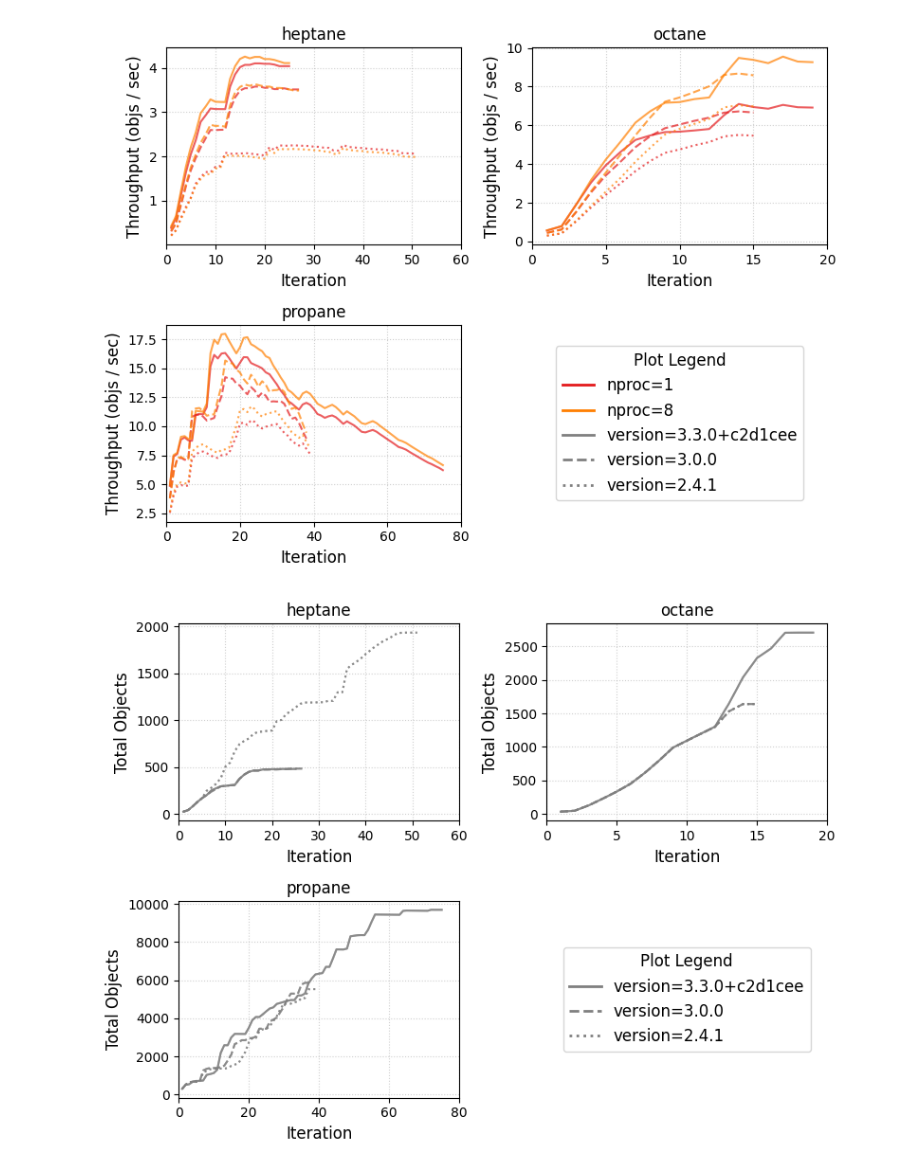
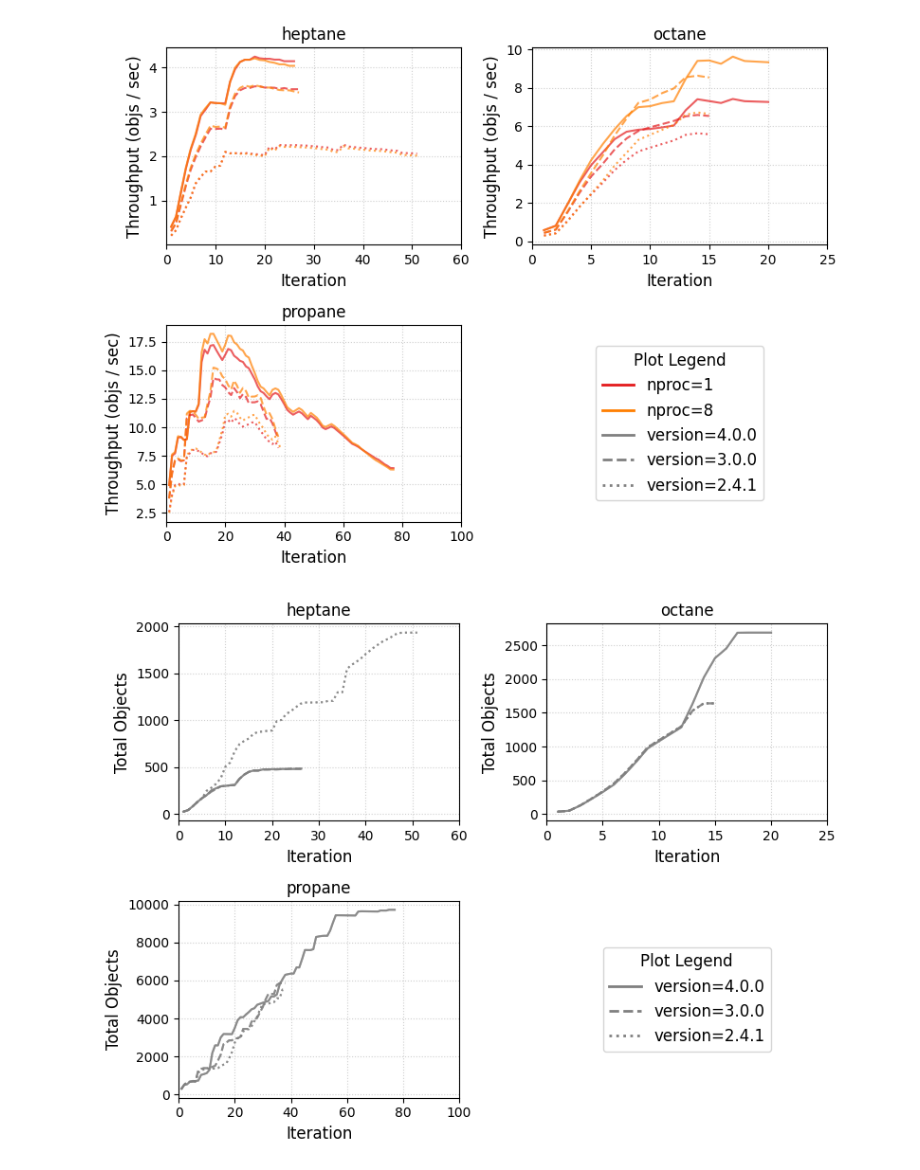
Before and after one commit to ReactionMechanismGenerator/RMG-benchmark, a Jupyter notebook: results.ipynb, the cells around one changed output. Drawn from its saved outputs; the diff is of its cells as text; code cells hidden in the pictures.

```diff
--- a/results.ipynb
+++ b/results.ipynb
@@ -5,7 +5,7 @@ import matplotlib.pyplot as plt
 from matplotlib.lines import Line2D
 
 # Load data
-src = Path('rmgpy_output_20260311_163518/benchmark_summary.csv')
+src = Path('rmgpy_output_20260609_155911/benchmark_summary.csv')
 df = pd.read_csv(src)
 
 df = df[~df['nproc'].isin((2, 4))]
@@ -51,34 +51,34 @@ for v in versions:
 for i, bench in enumerate(benchmarks):
     ax = axes[i]
     bench_df = df[df['benchmark'] == bench]
 
     for v in versions:
         for np in nprocs:
             subset = bench_df[(bench_df['version'] == v) & (bench_df['nproc'] == np)]
             if not subset.empty:
                 ax.plot(subset['iteration'], subset['throughput'],
                          color=nproc_colors[np],
                          linestyle=version_styles[v],
                          marker='o', markersize=0, alpha=0.7)
 
     ax.set_title(bench, fontsize=12)
     ax.set_xlabel("Iteration", fontsize=12)
     ax.set_ylabel("Throughput (objs / sec)", fontsize=12)
     ax.grid(True, linestyle=':', alpha=0.6)
     # round x ticks
     ax.set_xticks([round(i) for i in ax.get_xticks()])
     ax.set_xlim(0)
 
 # Legend tile
 ax_legend = axes[3]
 ax_legend.axis('off')
 ax_legend.legend(handles=legend_elements, loc='center', title="Plot Legend", fontsize=12, title_fontsize=12, ncol=1)
 
 plt.tight_layout()
 plt.savefig(src.parent.resolve() / 'throughput_benchmark_plot.pdf')
 plt.show()
 # %% [output]
-[figure, old version]
+[figure, new version]
 # %%
 fig, axes = plt.subplots(2, 2, figsize=(8, 6))
 axes = axes.flatten()
@@ -119,5 +119,5 @@ plt.tight_layout()
 plt.savefig(src.parent.resolve() / 'core_species_vs_iteration.pdf')
 plt.show()
 # %% [output]
-[figure, old version]
+[figure, new version]
 # %%
```
Also changed, not shown: parts of 2 cells of this notebook.
